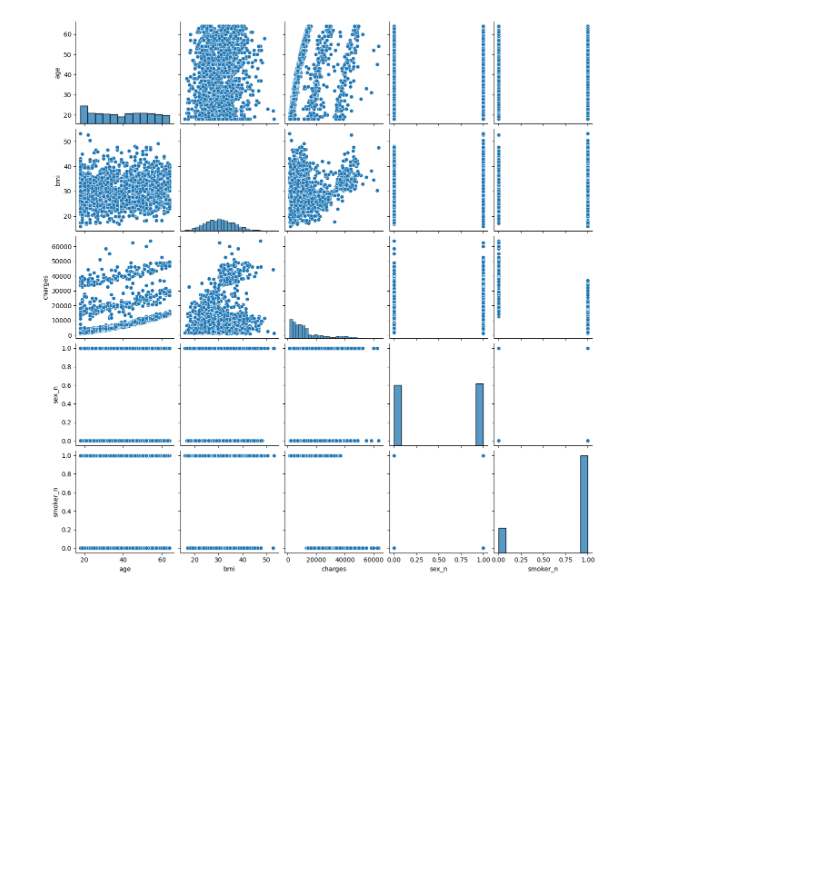
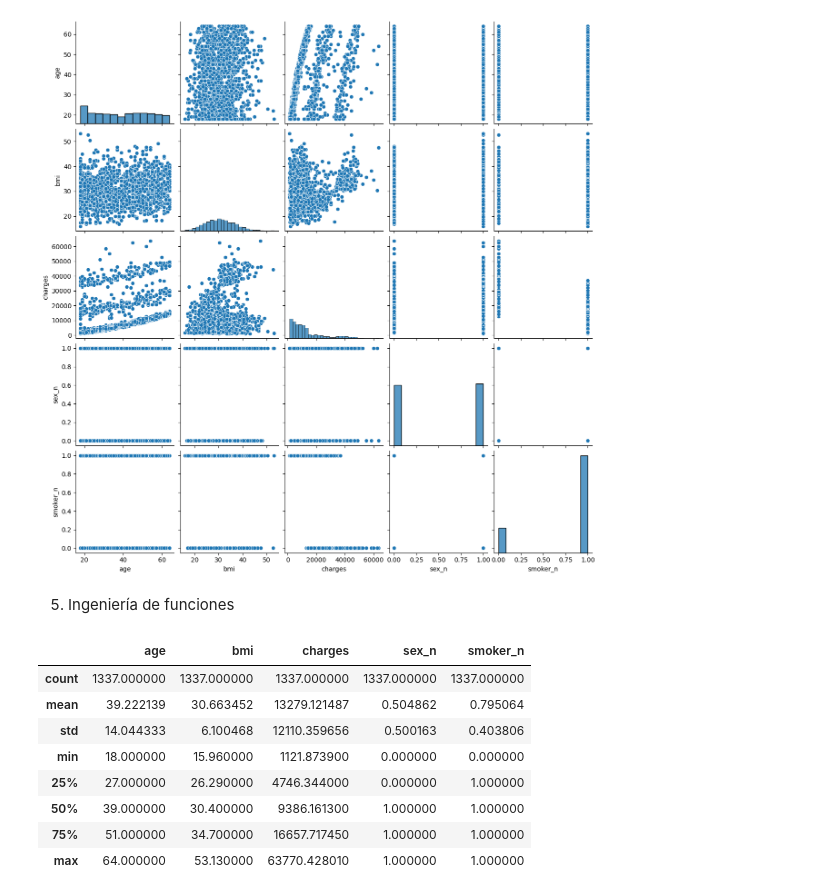
Before and after one commit to Eleiny9/machine-learning-python-template, a Jupyter notebook: src/explore.ipynb, the cells around one changed output. Saved outputs shown, nothing was run; the diff lists cells and outputs as text; code cells hidden in the pictures; blank space fills up the shorter version.

```diff
--- a/src/explore.ipynb
+++ b/src/explore.ipynb
@@ -217,3 +217,21 @@ sns.pairplot(data = data)
 # %% [output]
 <seaborn.axisgrid.PairGrid at 0x...>
 [figure]
+# %% [markdown]
+5. Ingeniería de funciones
+# %%
+#Análisis de valores atípicos
+
+data.describe()
+
+# Vemos los valores maximos y minimos , nuestros cuartiles (Q2 la mediana) , la media y desviacion estandar
+# %% [output]
+|  | age | bmi | charges | sex_n | smoker_n |
+| count | 1337.000000 | 1337.000000 | 1337.000000 | 1337.000000 | 1337.000000 |
+| mean | 39.222139 | 30.663452 | 13279.121487 | 0.504862 | 0.795064 |
+| std | 14.044333 | 6.100468 | 12110.359656 | 0.500163 | 0.403806 |
+| min | 18.000000 | 15.960000 | 1121.873900 | 0.000000 | 0.000000 |
+| 25% | 27.000000 | 26.290000 | 4746.344000 | 0.000000 | 1.000000 |
+| 50% | 39.000000 | 30.400000 | 9386.161300 | 1.000000 | 1.000000 |
+| 75% | 51.000000 | 34.700000 | 16657.717450 | 1.000000 | 1.000000 |
+| max | 64.000000 | 53.130000 | 63770.428010 | 1.000000 | 1.000000 |
```
Also changed, not shown: parts of 24 cells of this notebook.
